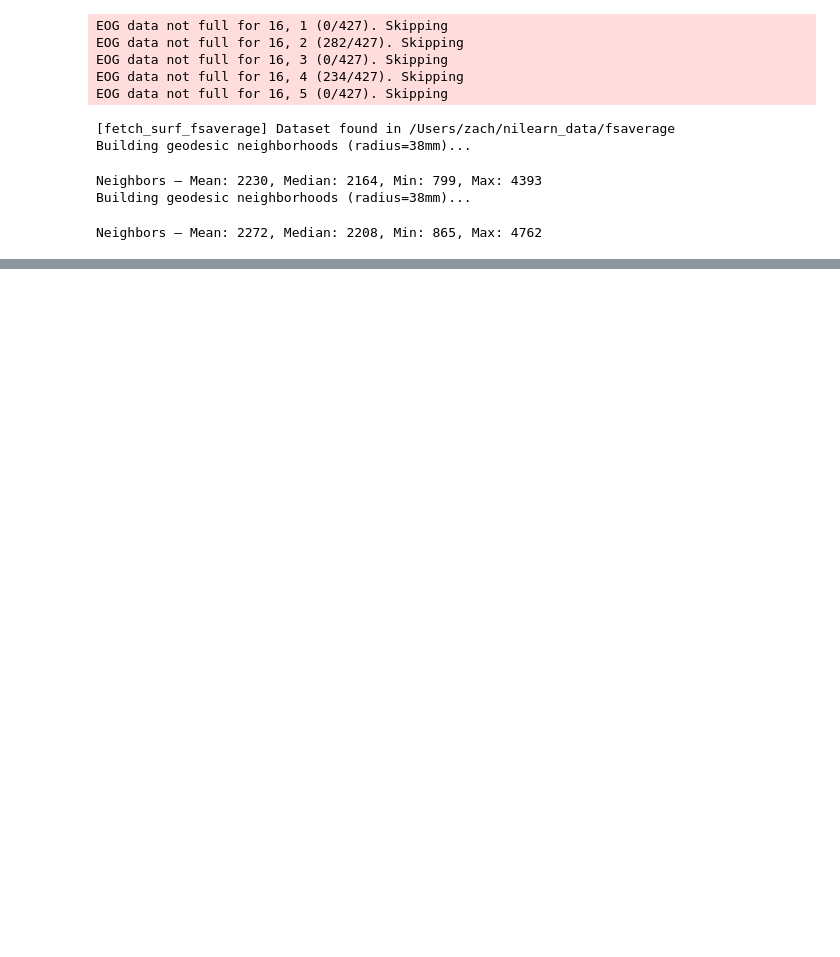
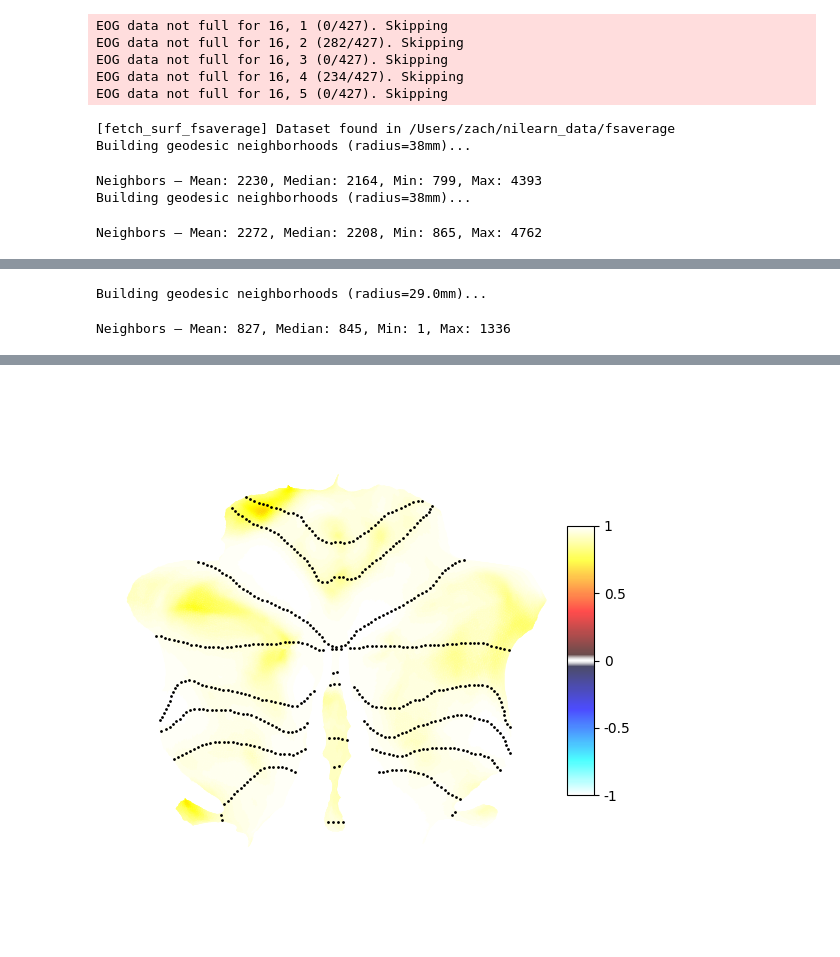
Before and after one commit to BCN-lab/sleepMReye, a Jupyter notebook: sleepmreye/notebooks/head_motion_controls.ipynb, the cells around one changed output, grey strips where cells are left out. Saved outputs shown, nothing was run; the diff lists cells and outputs as text; code cells hidden in the pictures; blank space fills up the shorter version.

```diff
--- a/sleepmreye/notebooks/head_motion_controls.ipynb
+++ b/sleepmreye/notebooks/head_motion_controls.ipynb
@@ -48,15 +48,14 @@ import nibabel as nib
 threshold = 0.3
 brain_mask = nib.load(mrio.second_level_glm_mask_path()).get_fdata().astype(bool)
 
-for state_1 in ("W",):
+for state_1 in ("", "_W", "_S"):
     print(f"=== Head Motion Controls Raw vs Clean for {state_1} ===")
     output_dir = Path("/Users/zach/2025_RA/matthias/final images/group_level/head_motion_controls")
     output_dir.mkdir(parents=True, exist_ok=True)
-    output_path = output_dir / f"{state_1}_correlation_map"
-    data_a,_ = mrio.load_FLAME_result(contrast=f"mreyemove_{state_1}", desc_add="clean-with-fd-clamped-original-sleep-incl-nrem3-flame")
-    data_b,_ = mrio.load_FLAME_result(contrast=f"mreyemove_{state_1}", desc_add="raw-original-sleep-incl-nrem3-flame")
-
-    print(data_a.t_stat.shape)
+    output_path = output_dir / f"combined_correlation_map"
+    # data_a,_ = mrio.load_FLAME_result(contrast=f"mreyemove{state_1}", desc_add="raw-original-sleep-incl-nrem3-flame")
+    data_a,_ = mrio.load_FLAME_result(contrast=f"mreyemove{state_1}", desc_add="conv-fd-sleep-flame")
+    data_b,_ = mrio.load_FLAME_result(contrast=f"mreyemove{state_1}", desc_add="clean-with-fd-clamped-original-sleep-incl-nrem3-flame")
 
     corr_maps, _ = run_fsaverage_surface_searchlight_correlation(
         data_b.t_stat, data_a.t_stat,
@@ -101,14 +100,60 @@ r_valid <= -0.3: 0.0%
+# %%
+from mreyemove.analysis.searchlight_correlation import build_neighbourhoods
+import os
+from SUITPy import flatmap
+
+radius_mm = 29.0
+surf_path = os.path.join(flatmap._base_dir,'surfaces', f'PIAL_FSL.surf.gii')
+neighbourhoods = build_neighbourhoods(surf_mesh=surf_path, radius_mm=radius_mm)
+# %% [output]
+Building geodesic neighborhoods (radius=29.0mm)...
+Neighbors — Mean: 827, Median: 845, Min: 1, Max: 1336
 # %%
-import numpy as np
+from SUITPy import flatmap
+from mreyemove.analysis.searchlight_correlation import surface_searchlight_correlation
+from pathlib import Path
+from mreyemove.plotting.glm import custom_cmap
 
-data = np.hstack((corr_maps["left"], corr_maps["right"]))
-# data.shape
 
-# data = np.random.rand(1000)  # values in [0, 1)
-# bins = np.arange(-1.1, 1.1, 0.1)  # edges: 0.0, 0.1, ..., 1.0
-# counts, edges = np.histogram(data, bins=bins)
-p80 = np.nanpercentile(data, 50)
-# plt.hist(data, bins=bins)
-# plt.axvline(x=p80, color="k")
-print(p80)
+for state_1 in ("", "_W", "_S"):
+    print(f"=== Head Motion Controls Raw vs Clean for {state_1} ===")
+    output_dir = Path("/Users/zach/2025_RA/matthias/final images/group_level/head_motion_controls/cerebellum")
+    output_dir.mkdir(parents=True, exist_ok=True)
+    output_path = output_dir / f"combined_correlation_map"
+    # vol_a,_ = mrio.load_FLAME_result(contrast=f"mreyemove{state_1}", desc_add="raw-original-sleep-cer-cov-flame")
+    vol_a,_ = mrio.load_FLAME_result(contrast=f"mreyemove{state_1}", desc_add="conv-fd-sleep-cer-cov-flame")
+    vol_b,_ = mrio.load_FLAME_result(contrast=f"mreyemove{state_1}", desc_add="clean-original-sleep-incl-nrem3-cer-cov-flame")
+
+
+
+    # title = f"searchlight_surface_hmc_{state_1}_{state_2}_{radius_mm}"
+
+
+# vol_a,_ = mrio.load_FLAME_result(contrast=f"mreyemove_{state_1}", desc_add=desc_add)
+# vol_b,_ = mrio.load_FLAME_result(contrast=f"mreyemove_{state_2}", desc_add=desc_add)
+
+# vol_a,_ = mrio.load_FLAME_result(contrast=f"eog_{state_1}", desc_add=desc_add)
+# vol_b,_ = mrio.load_FLAME_result(contrast=f"eog_{state_2}", desc_add=desc_add)
+
+
+    surf_a = flatmap.vol_to_surf(vol_a.t_stat, space='FSL')
+    surf_b = flatmap.vol_to_surf(vol_b.t_stat, space='FSL')
+
+    results = surface_searchlight_correlation(
+        map_a_surf=surf_a,
+        map_b_surf=surf_b,
+        neighborhoods=neighbourhoods,
+        min_vertices=10,
+    )
+
+ax = flatmap.plot(data=results, cmap=custom_cmap(),
+        new_figure=True,
+        colorbar=True,
+        render='matplotlib',
+        cscale=[-1.0, 1.0])
+# ax.set_title(title)
+#
+# output_path = output_dir / f"{title}.png"
+#
+# ax.figure.savefig(output_path, format="png", dpi=300, bbox_inches="tight")
 # %% [output]
@@ -116 +177,2 @@ print(p80)
+[figure, added]
 # %%
```
Also changed, not shown: parts of 4 cells of this notebook, 6 other files.
